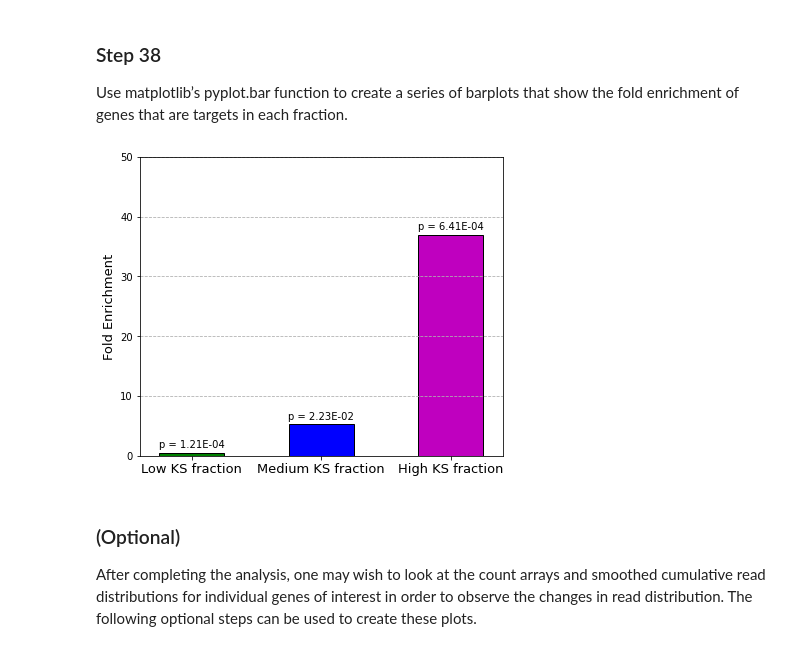
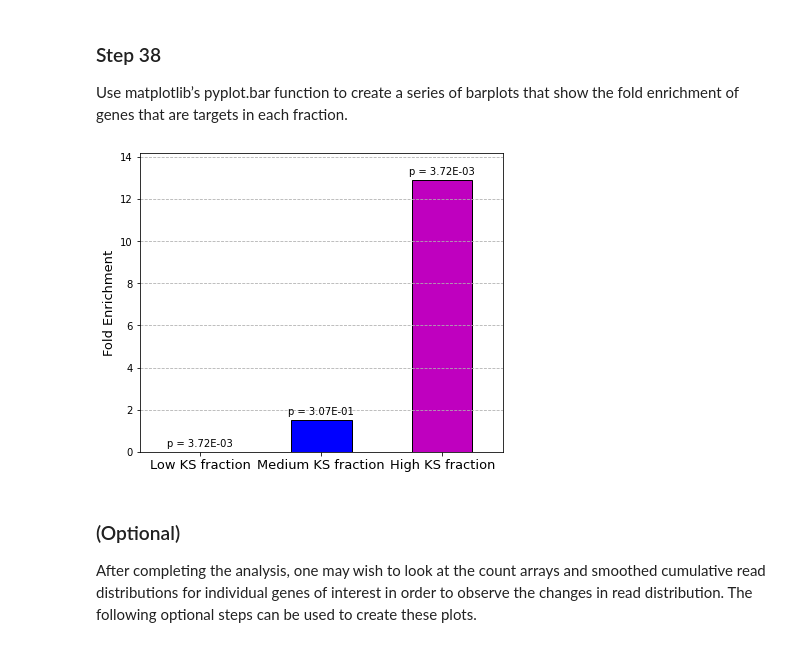
Before and after one commit to greenblattlab/Analysis_Of_Ribosome_Pausing, a Jupyter notebook: example_analysis_notebooks/differential_analysis.ipynb, the cells around one changed output. Saved outputs shown, nothing was run; the diff lists cells and outputs as text; code cells hidden in the pictures.

```diff
--- a/example_analysis_notebooks/differential_analysis.ipynb
+++ b/example_analysis_notebooks/differential_analysis.ipynb
@@ -21,12 +21,11 @@ from matplotlib.pyplot import figure
 from multiprocess import Pool
 # %%
 # Define the path to our data files and the path we want to save our outputs in.
-data_path = "/home/keeganfl/Desktop/Work_Fall_2021/Protocol_test/genome/mouse/"
-target_path = "/home/keeganfl/Desktop/Work_Fall_2021/data_tables/"
+target_path = "/home/keeganfl/Desktop/Work_Fall_2021/data_tables/Trsp_targets/"
 counts_path = "/home/keeganfl/Desktop/Work_Fall_2021/Protocol_test/position_counts_seleno/"
 condition1 = "Trspfl"
 condition2 = "control"
-samp_num = "2"
+samp_num = "1"
 image_path = "/home/keeganfl/Desktop/Work_Fall_2021/Protocol_test/figures/"
 # %% [markdown]
 ### Step 27
@@ -55,10 +54,8 @@ For each gene in both datasets, calculate the KS-statistic as the maximum distan
 ks_list = []
 len_list = []
 for tr_m, tr_c, index in zip(data_cond1, data_cond2, list(range(len(data_cond1)))):
-    position = np.array(list(range(len(tr_m))))
     smoothed_vec_m, cumul_m = pool_cond1[index]
     smoothed_vec_c, cumul_c = pool_cond2[index]
-
     ks = max(abs(cumul_m - cumul_c))
     ks_list.append(ks)
     len_list.append(len(tr_m))
@@ -155,25 +152,26 @@ Use matplotlib’s pyplot.bar function to create a series of barplots that show
 # %%
 figure(figsize = (6.5,5.5))
 bps = plt.bar([1,2,3],enrich, width = 0.5,
       tick_label = ["Low KS fraction","Medium KS fraction","High KS fraction"],
       color = ["g", "b", "m"], edgecolor = "black")
 plt.xticks(fontsize = 13)
-plt.xlim(0.6,3.4)
-plt.ylim(0, 50)
+plt.margins(0.1,0.1)
+#plt.xlim(0.6,3.4)
+#plt.ylim()
 plt.ylabel("Fold Enrichment", fontsize = 13)
 axes = plt.gca()
 axes.yaxis.grid(linestyle = "--")
 
 for b, p in zip(bps, adj_p_values):
     height = b.get_height()
     plt.annotate("p = " + "{}".format("%.2E" % Decimal(p)),
       xy=(b.get_x() + b.get_width() / 2, height),
       xytext=(0, 3), textcoords="offset points",
       ha="center", va="bottom")
 
 plt.savefig(image_path + "bar_plot.pdf")
 # %% [output]
-[figure, old version]
+[figure, new version]
 # %% [markdown]
 ### (Optional)
 
```
Also changed, not shown: parts of 5 cells of this notebook, 3 other files.
